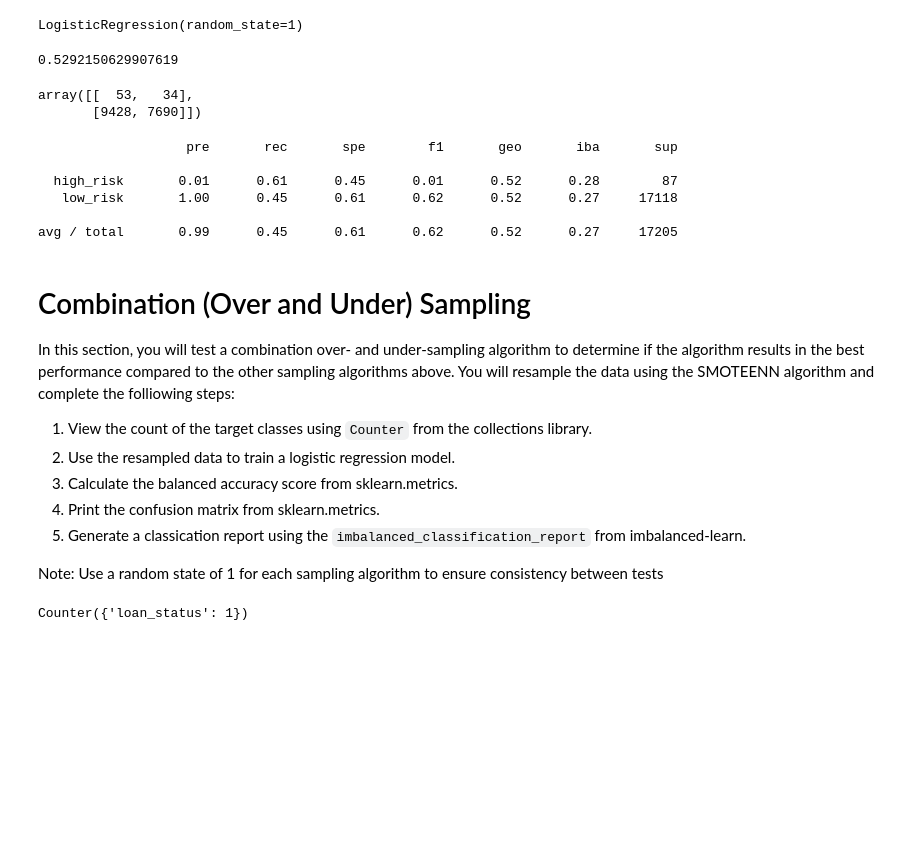
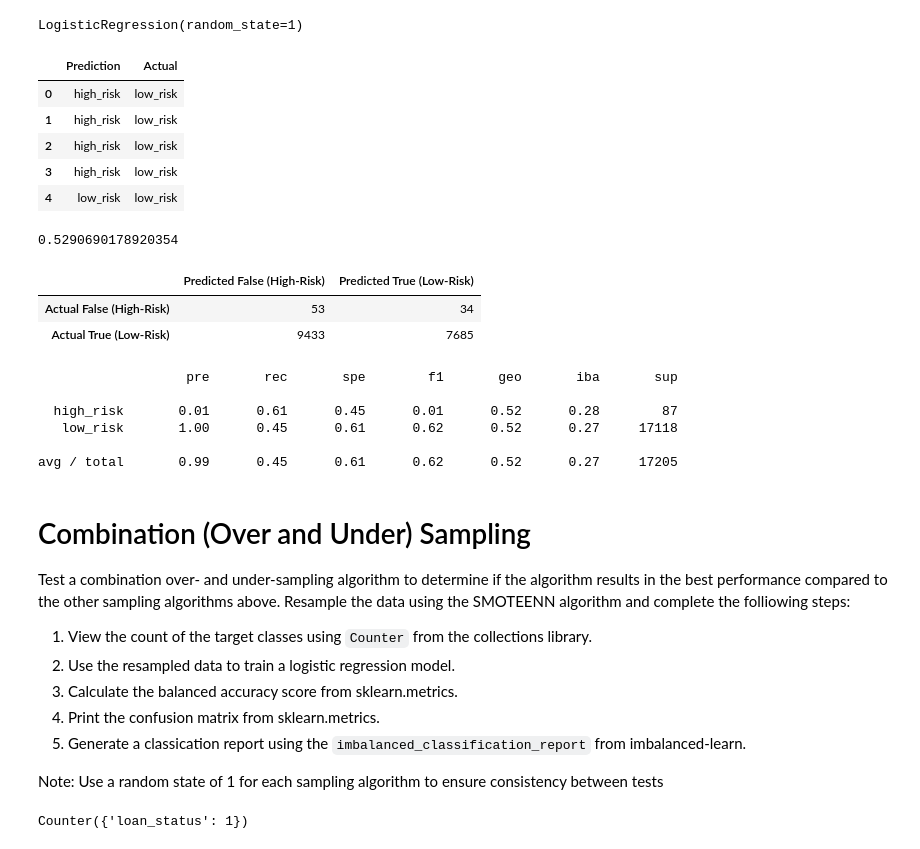
Before and after one commit to amberteets/credit-risk-analysis, a Jupyter notebook: credit_risk_resampling.ipynb, the cells around one changed output. Saved outputs shown, nothing was run; the diff lists cells and outputs as text; code cells hidden in the pictures; blank space fills up the shorter version.

```diff
--- a/credit_risk_resampling.ipynb
+++ b/credit_risk_resampling.ipynb
@@ -187,18 +237,34 @@ model3 = LogisticRegression(solver='lbfgs', random_state=1)
 model3.fit(X_resampled3, y_resampled3)
 # %% [output]
 LogisticRegression(random_state=1)
+# %%
+# Generate predictions
+y_pred3 = model3.predict(X_test)
+pred_act_df3 = pd.DataFrame({'Prediction': y_pred3, 'Actual': y_test.loan_status})
+pred_act_df3 = pred_act_df3.reset_index(drop=True)
+pred_act_df3.head()
+# %% [output]
+|  | Prediction | Actual |
+| 0 | high_risk | low_risk |
+| 1 | high_risk | low_risk |
+| 2 | high_risk | low_risk |
+| 3 | high_risk | low_risk |
+| 4 | low_risk | low_risk |
 # %%
 # Calculated the balanced accuracy score
-y_pred3 = model3.predict(X_test)
 balanced_accuracy_score(y_test, y_pred3)
 # %% [output]
-0.5292150629907619
+0.5290690178920354
-# %%
-# Display the confusion matrix
-confusion_matrix(y_test, y_pred3)
-# %% [output]
-array([[  53,   34],
-       [9428, 7690]])
+# %%
+# Display the confusion matrix
+cm3 = confusion_matrix(y_test, y_pred3)
+cm3_df = pd.DataFrame(cm3, columns=['Predicted False (High-Risk)', 'Predicted True (Low-Risk)'],
+                    index=['Actual False (High-Risk)', 'Actual True (Low-Risk)'])
+cm3_df
+# %% [output]
+|  | Predicted False (High-Risk) | Predicted True (Low-Risk) |
+| Actual False (High-Risk) | 53 | 34 |
+| Actual True (Low-Risk) | 9433 | 7685 |
 # %%
 # Print the imbalanced classification report
 print(classification_report_imbalanced(y_test, y_pred3))
@@ -212,7 +278,7 @@ avg / total       0.99      0.45      0.61      0.62      0.52      0.27     172
 # %% [markdown]
 # Combination (Over and Under) Sampling
 
-In this section, you will test a combination over- and under-sampling algorithm to determine if the algorithm results in the best performance compared to the other sampling algorithms above. You will resample the data using the SMOTEENN algorithm and complete the folliowing steps:
+Test a combination over- and under-sampling algorithm to determine if the algorithm results in the best performance compared to the other sampling algorithms above. Resample the data using the SMOTEENN algorithm and complete the folliowing steps:
 
 1. View the count of the target classes using `Counter` from the collections library.
 3. Use the resampled data to train a logistic regression model.
```
Also changed, not shown: parts of 21 cells of this notebook.
